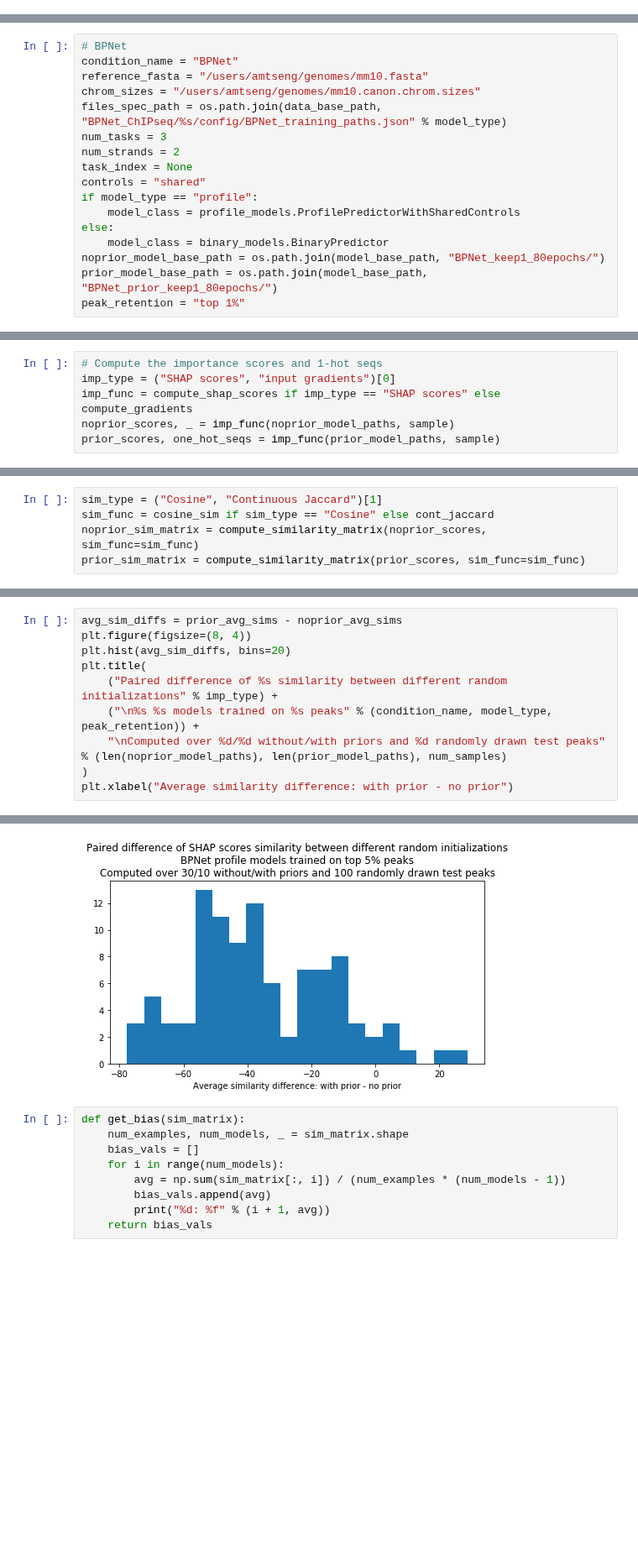
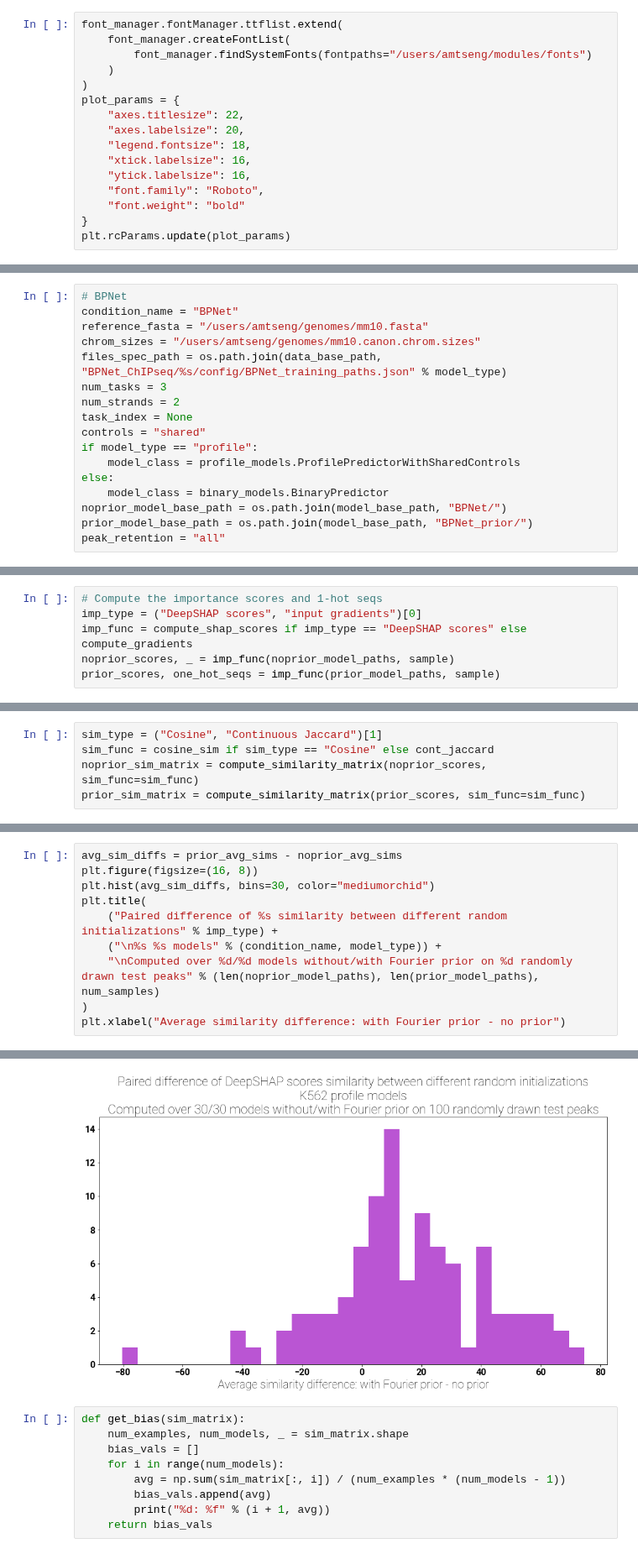
Before and after one commit to amtseng/fourier_attribution_priors, a Jupyter notebook: notebooks/consistency_of_importance_over_different_initializations.ipynb, the cells around one changed output, grey strips where cells are left out. Shown at 84% size. Saved outputs shown, nothing was run; the diff lists cells and outputs as text; blank space fills up the shorter version.

```diff
--- a/notebooks/consistency_of_importance_over_different_initializations.ipynb
+++ b/notebooks/consistency_of_importance_over_different_initializations.ipynb
@@ -19,6 +20,22 @@ import tqdm
 tqdm.tqdm_notebook()  # It is necessary to call this before the tqdm.notebook submodule is available
 # %% [output]
 Please use `tqdm.notebook.tqdm` instead of `tqdm.tqdm_notebook`
+# %%
+font_manager.fontManager.ttflist.extend(
+    font_manager.createFontList(
+        font_manager.findSystemFonts(fontpaths="/users/amtseng/modules/fonts")
+    )
+)
+plot_params = {
+    "axes.titlesize": 22,
+    "axes.labelsize": 20,
+    "legend.fontsize": 18,
+    "xtick.labelsize": 16,
+    "ytick.labelsize": 16,
+    "font.family": "Roboto",
+    "font.weight": "bold"
+}
+plt.rcParams.update(plot_params)
 # %% [markdown]
 ### Define paths for the model and data of interest
 # %%
@@ -91,9 +108,9 @@ if model_type == "profile":
     model_class = profile_models.ProfilePredictorWithSharedControls
 else:
     model_class = binary_models.BinaryPredictor
-noprior_model_base_path = os.path.join(model_base_path, "BPNet_keep1_80epochs/")
-prior_model_base_path = os.path.join(model_base_path, "BPNet_prior_keep1_80epochs/")
-peak_retention = "top 1%"
+noprior_model_base_path = os.path.join(model_base_path, "BPNet/")
+prior_model_base_path = os.path.join(model_base_path, "BPNet_prior/")
+peak_retention = "all"
 # %% [markdown]
 ### Get all runs/epochs with random initializations
 # %%
@@ -282,8 +299,8 @@ def compute_shap_scores(model_paths, sample, batch_size=128):
     return all_shap_scores, all_one_hot_seqs
 # %%
 # Compute the importance scores and 1-hot seqs
-imp_type = ("SHAP scores", "input gradients")[0]
-imp_func = compute_shap_scores if imp_type == "SHAP scores" else compute_gradients
+imp_type = ("DeepSHAP scores", "input gradients")[0]
+imp_func = compute_shap_scores if imp_type == "DeepSHAP scores" else compute_gradients
 noprior_scores, _ = imp_func(noprior_model_paths, sample)
 prior_scores, one_hot_seqs = imp_func(prior_model_paths, sample)
 # %%
@@ -410,11 +426,11 @@ One-sided paired t-test p: 0.000000
 # %%
 avg_sim_diffs = prior_avg_sims - noprior_avg_sims
-plt.figure(figsize=(8, 4))
-plt.hist(avg_sim_diffs, bins=20)
+plt.figure(figsize=(16, 8))
+plt.hist(avg_sim_diffs, bins=30, color="mediumorchid")
 plt.title(
     ("Paired difference of %s similarity between different random initializations" % imp_type) +
-    ("\n%s %s models trained on %s peaks" % (condition_name, model_type, peak_retention)) +
-    "\nComputed over %d/%d without/with priors and %d randomly drawn test peaks" % (len(noprior_model_paths), len(prior_model_paths), num_samples)
+    ("\n%s %s models" % (condition_name, model_type)) +
+    "\nComputed over %d/%d models without/with Fourier prior on %d randomly drawn test peaks" % (len(noprior_model_paths), len(prior_model_paths), num_samples)
 )
-plt.xlabel("Average similarity difference: with prior - no prior")
+plt.xlabel("Average similarity difference: with Fourier prior - no prior")
 # %% [output]
@@ -422,4 +438,4 @@ Text(0.5, 0, 'Average similarity difference: with prior - no prior')
-[figure, old version]
+[figure, new version]
 # %%
 def get_bias(sim_matrix):
     num_examples, num_models, _ = sim_matrix.shape
```
Also changed, not shown: parts of 8 cells of this notebook, 1 other file.
